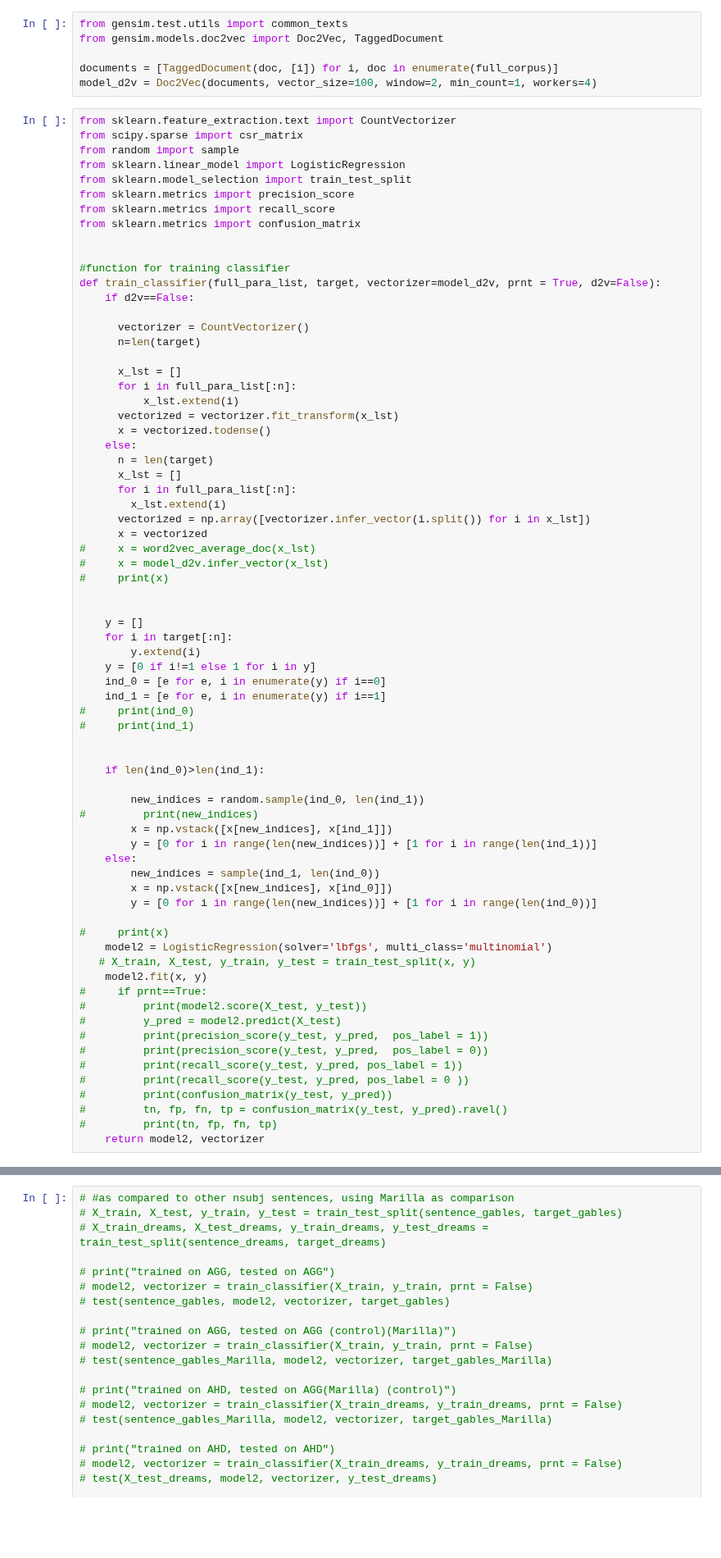
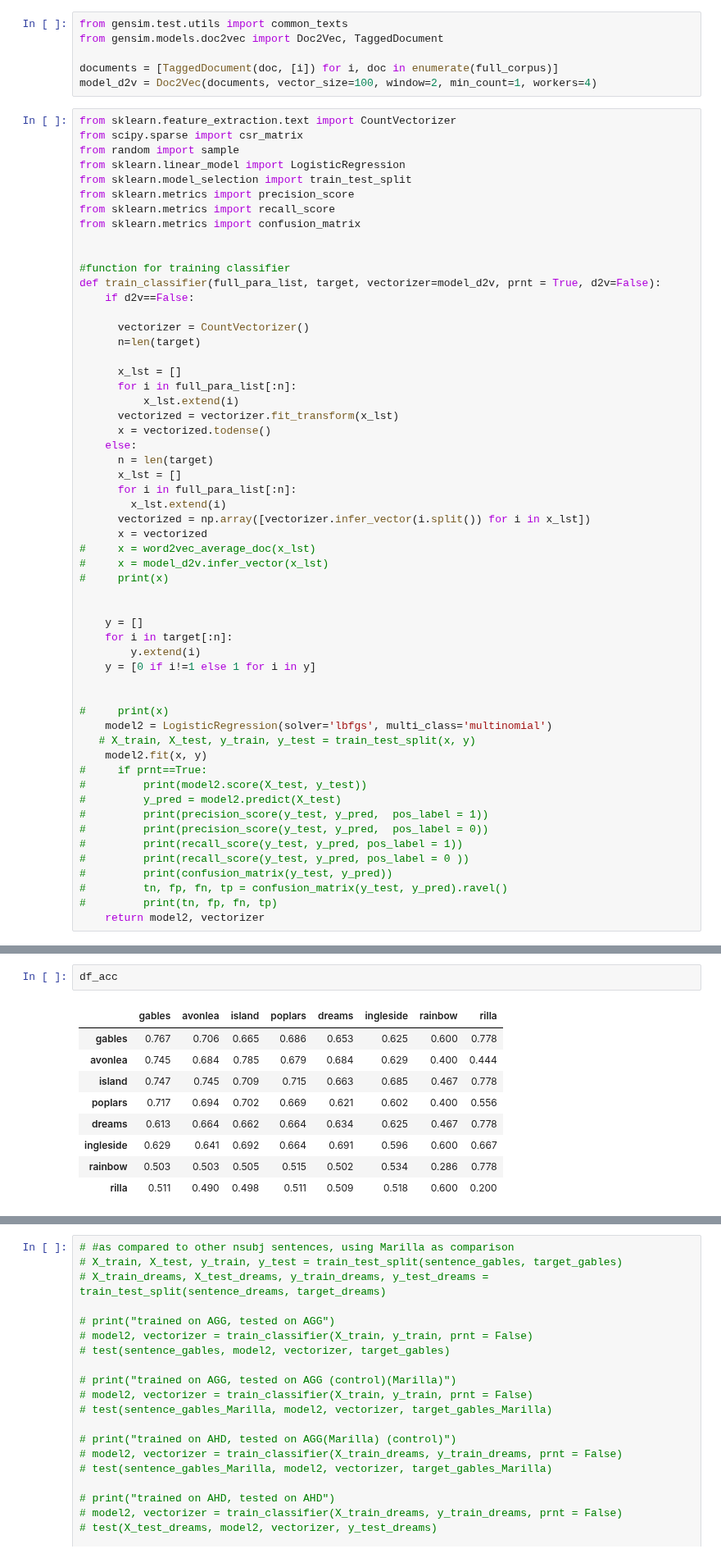
Before and after one commit to nicolenair/Capstone, a Jupyter notebook: Capstone_Classification_Experiment.ipynb, the cells around one changed output, grey strips where cells are left out. Shown at 82% size. Saved outputs shown, nothing was run; the diff lists cells and outputs as text; blank space fills up the shorter version.

```diff
--- a/Capstone_Classification_Experiment.ipynb
+++ b/Capstone_Classification_Experiment.ipynb
@@ -197,22 +193,7 @@ def train_classifier(full_para_list, target, vectorizer=model_d2v, prnt = True,
     for i in target[:n]:
         y.extend(i)
     y = [0 if i!=1 else 1 for i in y]
-    ind_0 = [e for e, i in enumerate(y) if i==0]
-    ind_1 = [e for e, i in enumerate(y) if i==1]
-#     print(ind_0)
-#     print(ind_1)
 
-
-    if len(ind_0)>len(ind_1):
-
-        new_indices = random.sample(ind_0, len(ind_1))
-#         print(new_indices)
-        x = np.vstack([x[new_indices], x[ind_1]])
-        y = [0 for i in range(len(new_indices))] + [1 for i in range(len(ind_1))]
-    else:
-        new_indices = sample(ind_1, len(ind_0))
-        x = np.vstack([x[new_indices], x[ind_0]])
-        y = [0 for i in range(len(new_indices))] + [1 for i in range(len(ind_0))]
 
 #     print(x)
     model2 = LogisticRegression(solver='lbfgs', multi_class='multinomial')
@@ -345,0 +391,12 @@ len(gables)
+# %%
+df_acc
+# %% [output]
+|  | gables | avonlea | island | poplars | dreams | ingleside | rainbow | rilla |
+| gables | 0.767 | 0.706 | 0.665 | 0.686 | 0.653 | 0.625 | 0.600 | 0.778 |
+| avonlea | 0.745 | 0.684 | 0.785 | 0.679 | 0.684 | 0.629 | 0.400 | 0.444 |
+| island | 0.747 | 0.745 | 0.709 | 0.715 | 0.663 | 0.685 | 0.467 | 0.778 |
+| poplars | 0.717 | 0.694 | 0.702 | 0.669 | 0.621 | 0.602 | 0.400 | 0.556 |
+| dreams | 0.613 | 0.664 | 0.662 | 0.664 | 0.634 | 0.625 | 0.467 | 0.778 |
+| ingleside | 0.629 | 0.641 | 0.692 | 0.664 | 0.691 | 0.596 | 0.600 | 0.667 |
+| rainbow | 0.503 | 0.503 | 0.505 | 0.515 | 0.502 | 0.534 | 0.286 | 0.778 |
+| rilla | 0.511 | 0.490 | 0.498 | 0.511 | 0.509 | 0.518 | 0.600 | 0.200 |
```
Also changed, not shown: parts of 16 cells of this notebook.
